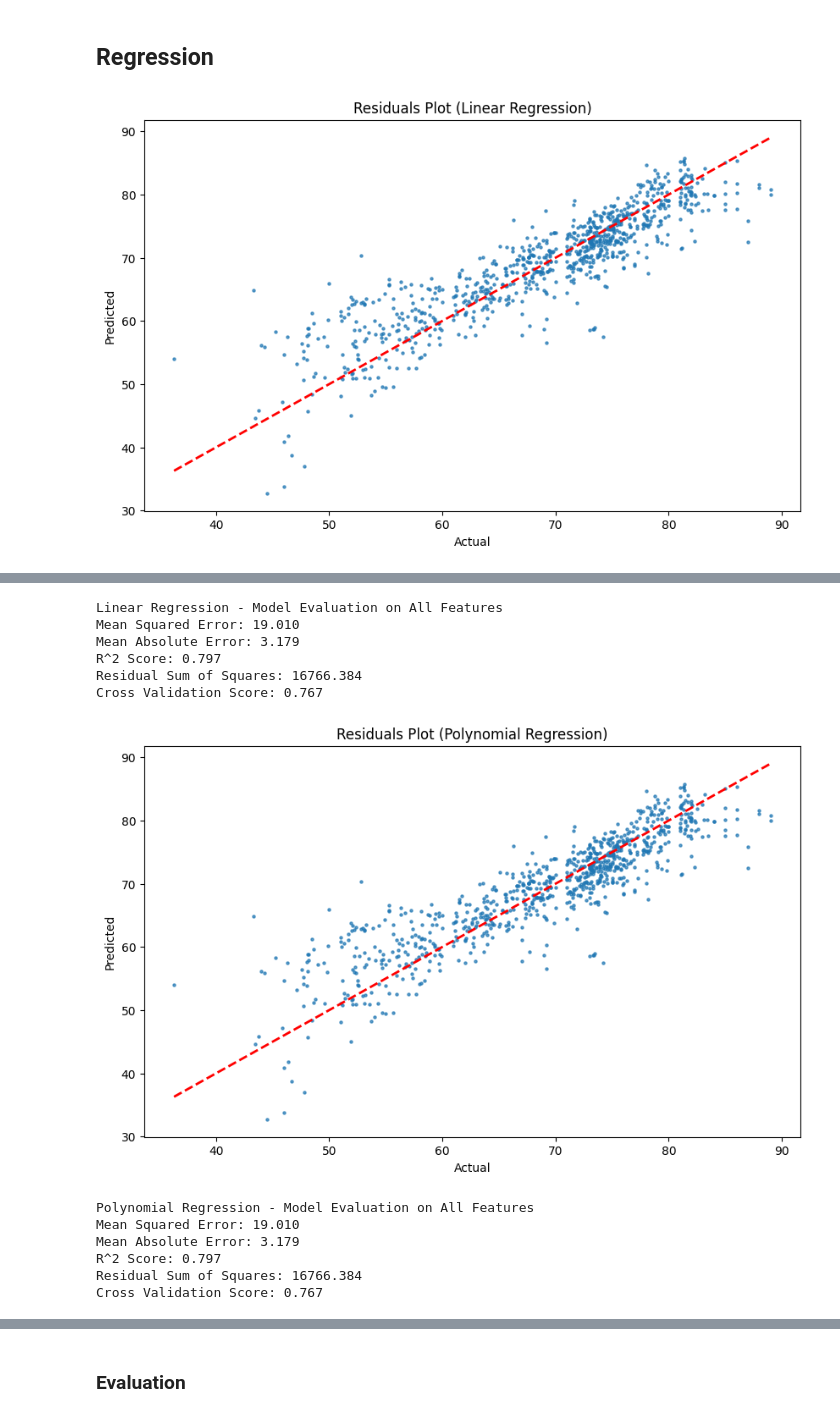
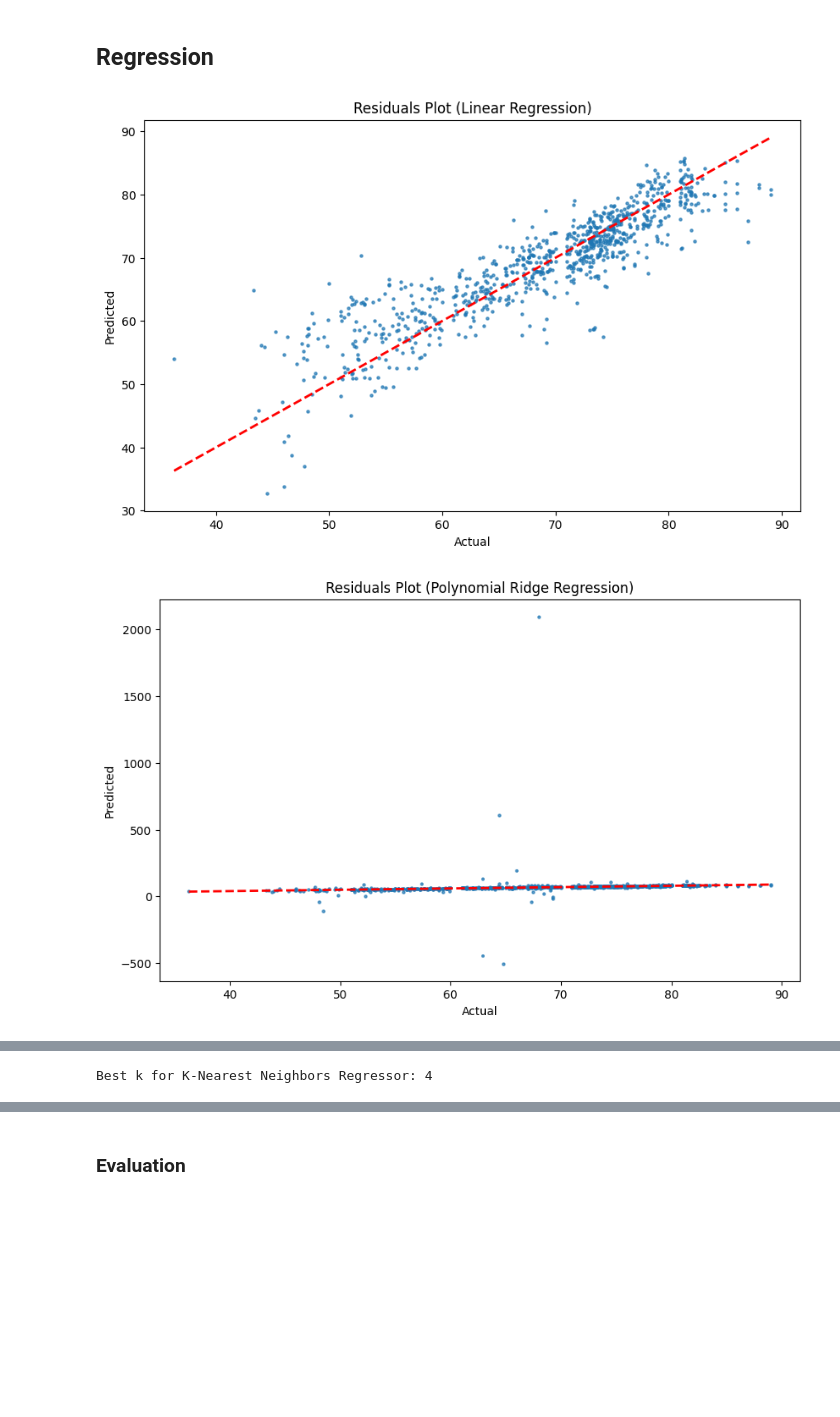
Before and after one commit to davidmarsoni/ml-project, a Jupyter notebook: Mini-Project/Mini-Project DM_ZF.ipynb, the cells around one changed output, grey strips where cells are left out. Cells and saved outputs as stored; diff of their text form; code cells hidden in the pictures; blank space fills up the shorter version.

```diff
--- a/Mini-Project/Mini-Project DM_ZF.ipynb
+++ b/Mini-Project/Mini-Project DM_ZF.ipynb
@@ -695,24 +738,39 @@ def evaluate_regressor(model, model_name, regression_results, show_normalized=Tr
 # %%
 from sklearn.tree import DecisionTreeRegressor
 from sklearn.svm import SVR
 from sklearn.ensemble import RandomForestRegressor
+from sklearn.linear_model import Ridge
+from sklearn.preprocessing import PolynomialFeatures
+
 
 # Linear Regression
 model = LinearRegression()
 regression_results = evaluate_regressor(model, 'Linear Regression', regression_results)
 # Polynomial Regression
-poly = PolynomialFeatures(degree=5)
-X_poly = poly.fit_transform(features)
-model = LinearRegression()
-regression_results = evaluate_regressor(model, 'Polynomial Regression', regression_results)
+poly = PolynomialFeatures(degree=3)
+model = Ridge(alpha=1.0)
+
+regression_results = evaluate_regressor(
+    model,
+    'Polynomial Ridge Regression',
+    regression_results,
+    transformer=poly
+)
 # Decision Tree Regressor
 model = DecisionTreeRegressor()
 regression_results = evaluate_regressor(model, 'Decision Tree Regressor', regression_results)
 # Support Vector Machine Regressor
 model = SVR()
 regression_results = evaluate_regressor(model, 'Support Vector Machine Regressor', regression_results)
 # Random Forest Regressor
-model = RandomForestRegressor()
+model = RandomForestRegressor(n_estimators=result[0])
 regression_results = evaluate_regressor(model, 'Random Forest Regressor', regression_results)
+
+# K-Nearest Neighbors Regressor
+result = find_best_k(features, target, range(1, 21), is_regression=True)
+model = KNeighborsRegressor(n_neighbors=result[0])
+print(f"Best k for K-Nearest Neighbors Regressor: {result[0]}")
+regression_results = evaluate_regressor(model, 'K-Nearest Neighbors Regressor', regression_results)
 # %% [output]
 [figure]
+[figure, new version]
@@ -719,13 +780 @@ regression_results = evaluate_regressor(model, 'Random Forest Regressor', regres
-Linear Regression - Model Evaluation on All Features
-Mean Squared Error: 19.010
-Mean Absolute Error: 3.179
-R^2 Score: 0.797
-Residual Sum of Squares: 16766.384
-Cross Validation Score: 0.767
+Best k for K-Nearest Neighbors Regressor: 4
-[figure, old version]
-Polynomial Regression - Model Evaluation on All Features
-Mean Squared Error: 19.010
-Mean Absolute Error: 3.179
-R^2 Score: 0.797
-Residual Sum of Squares: 16766.384
-Cross Validation Score: 0.767
```
Also changed, not shown: parts of 11 cells of this notebook.
